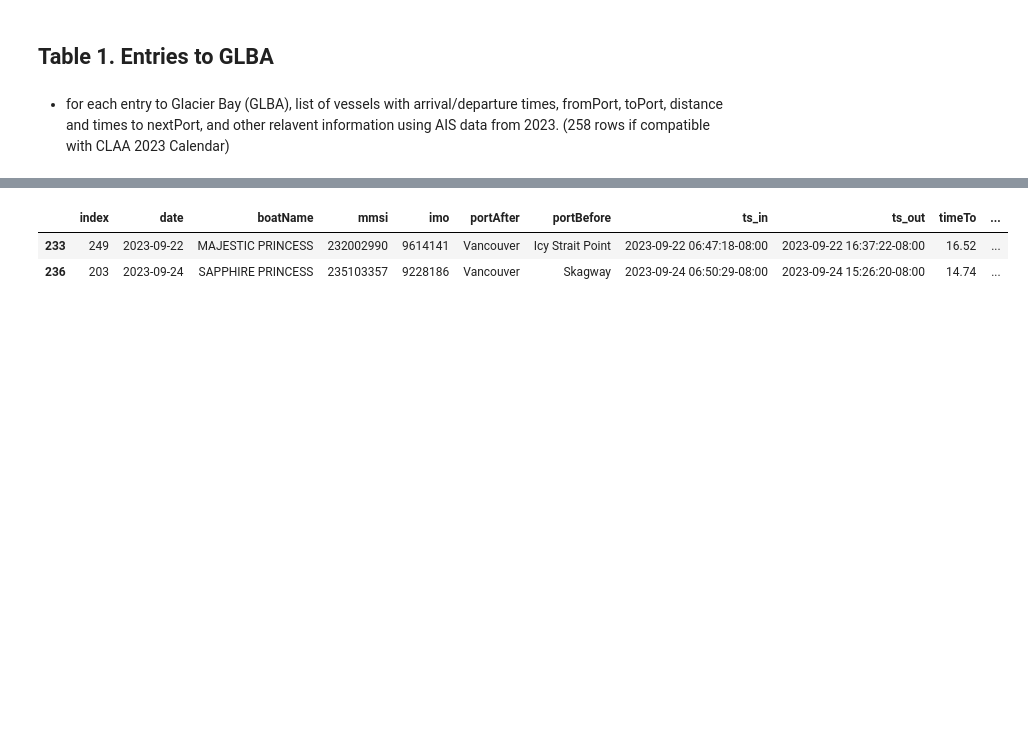
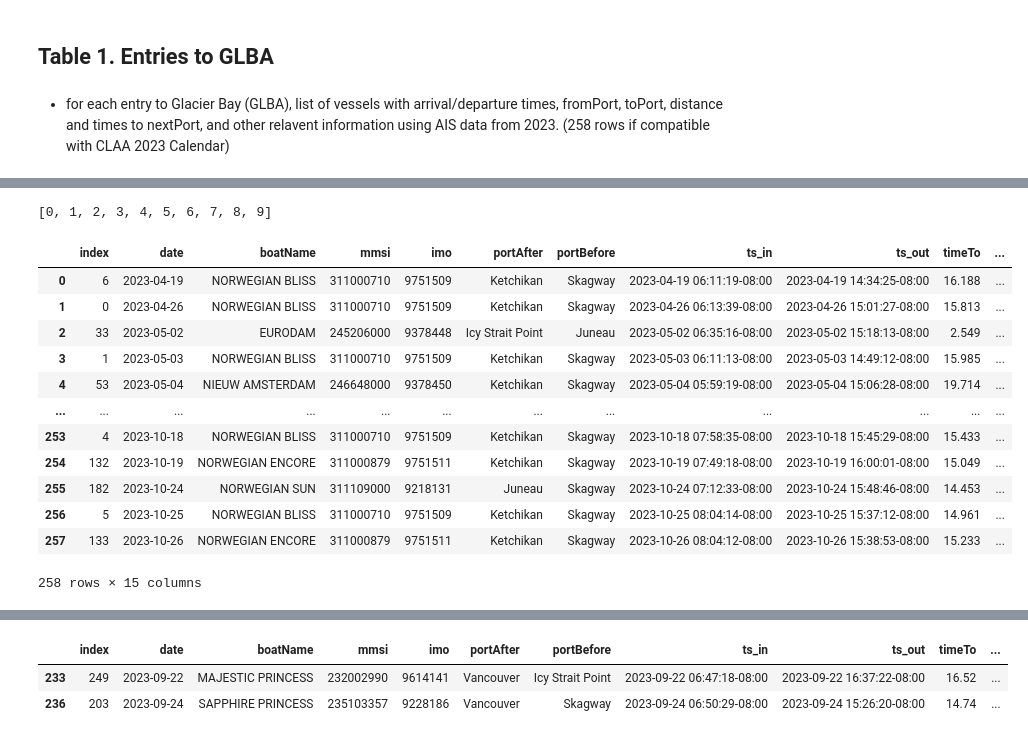
Before and after one commit to gebrady/shippy, a Jupyter notebook: tables_and_figures.ipynb, the cells around one changed output, grey strips where cells are left out. Drawn from its saved outputs; the diff is of its cells as text; code cells hidden in the pictures; blank space fills up the shorter version.

```diff
--- a/tables_and_figures.ipynb
+++ b/tables_and_figures.ipynb
@@ -70,0 +98,22 @@ processing NORWEGIAN BLISS
+# %%
+list(range(10))
+# %% [output]
+[0, 1, 2, 3, 4, 5, 6, 7, 8, 9]
+# %%
+boatsData = a.boatsData
+
+a.visit_table
+# %% [output]
+|  | index | date | boatName | mmsi | imo | portAfter | portBefore | ts_in | ts_out | timeTo | ... |
+| 0 | 6 | 2023-04-19 | NORWEGIAN BLISS | 311000710 | 9751509 | Ketchikan | Skagway | 2023-04-19 06:11:19-08:00 | 2023-04-19 14:34:25-08:00 | 16.188 | ... |
+| 1 | 0 | 2023-04-26 | NORWEGIAN BLISS | 311000710 | 9751509 | Ketchikan | Skagway | 2023-04-26 06:13:39-08:00 | 2023-04-26 15:01:27-08:00 | 15.813 | ... |
+| 2 | 33 | 2023-05-02 | EURODAM | 245206000 | 9378448 | Icy Strait Point | Juneau | 2023-05-02 06:35:16-08:00 | 2023-05-02 15:18:13-08:00 | 2.549 | ... |
+| 3 | 1 | 2023-05-03 | NORWEGIAN BLISS | 311000710 | 9751509 | Ketchikan | Skagway | 2023-05-03 06:11:13-08:00 | 2023-05-03 14:49:12-08:00 | 15.985 | ... |
+| 4 | 53 | 2023-05-04 | NIEUW AMSTERDAM | 246648000 | 9378450 | Ketchikan | Skagway | 2023-05-04 05:59:19-08:00 | 2023-05-04 15:06:28-08:00 | 19.714 | ... |
+| ... | ... | ... | ... | ... | ... | ... | ... | ... | ... | ... | ... |
+| 253 | 4 | 2023-10-18 | NORWEGIAN BLISS | 311000710 | 9751509 | Ketchikan | Skagway | 2023-10-18 07:58:35-08:00 | 2023-10-18 15:45:29-08:00 | 15.433 | ... |
+| 254 | 132 | 2023-10-19 | NORWEGIAN ENCORE | 311000879 | 9751511 | Ketchikan | Skagway | 2023-10-19 07:49:18-08:00 | 2023-10-19 16:00:01-08:00 | 15.049 | ... |
+| 255 | 182 | 2023-10-24 | NORWEGIAN SUN | 311109000 | 9218131 | Juneau | Skagway | 2023-10-24 07:12:33-08:00 | 2023-10-24 15:48:46-08:00 | 14.453 | ... |
+| 256 | 5 | 2023-10-25 | NORWEGIAN BLISS | 311000710 | 9751509 | Ketchikan | Skagway | 2023-10-25 08:04:14-08:00 | 2023-10-25 15:37:12-08:00 | 14.961 | ... |
+| 257 | 133 | 2023-10-26 | NORWEGIAN ENCORE | 311000879 | 9751511 | Ketchikan | Skagway | 2023-10-26 08:04:12-08:00 | 2023-10-26 15:38:53-08:00 | 15.233 | ... |
+258 rows × 15 columns
```
Also changed, not shown: parts of 11 cells of this notebook, 4 other files.
